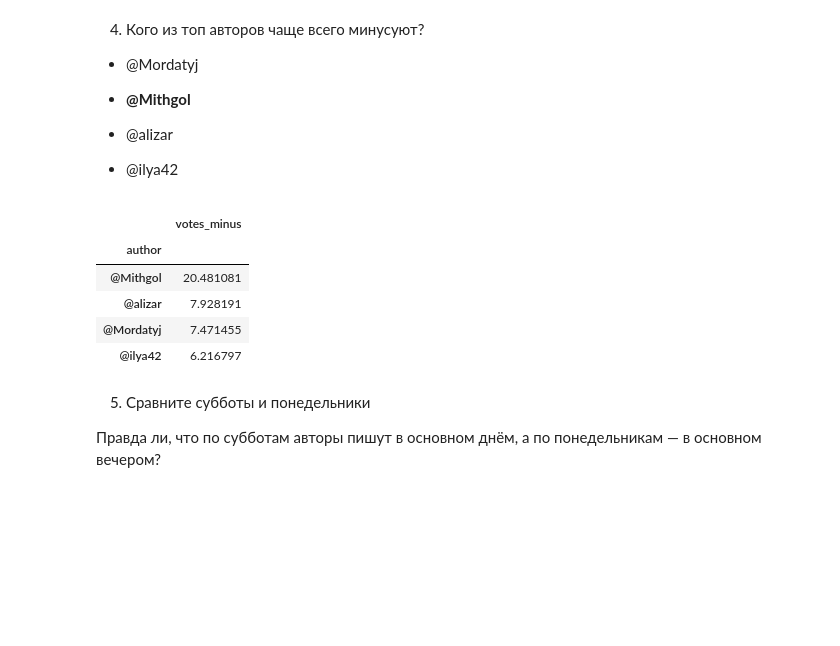
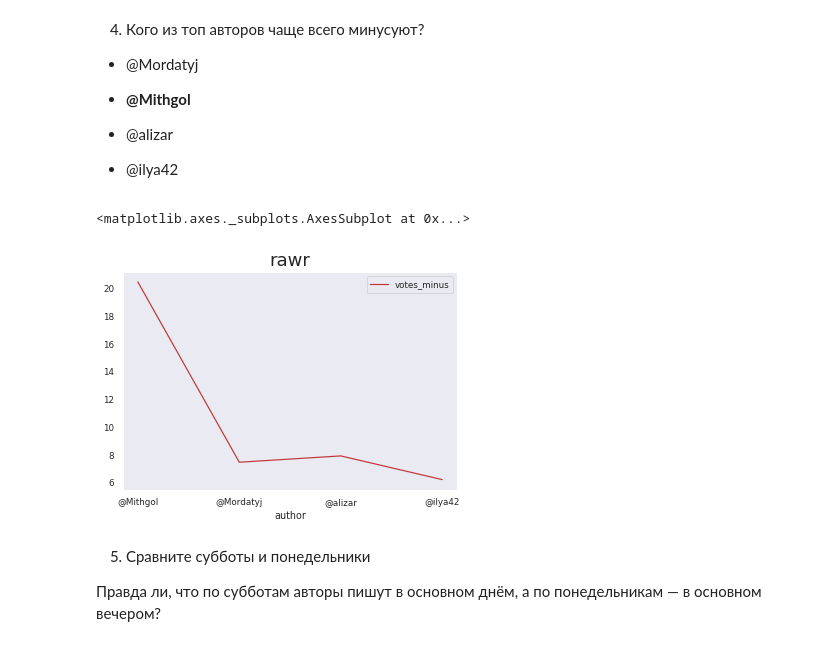
Before and after one commit to a-makhneva/cs102, a Jupyter notebook: homework07/py/lab7_2_1.ipynb, the cells around one changed output. Cells and saved outputs as stored; diff of their text form; code cells hidden in the pictures; blank space fills up the shorter version.

```diff
--- a/homework07/py/lab7_2_1.ipynb
+++ b/homework07/py/lab7_2_1.ipynb
@@ -192,14 +193,11 @@ df[df.domain == 'habrahabr.ru'].groupby('hour')['comments'].mean().plot(title="a
 
 - @ilya42
 # %%
-df[df.author.isin(['@Mordatyj', '@Mithgol', '@alizar', '@ilya42'])].groupby('author')[['votes_minus']].mean().sort_values('votes_minus', ascending = False)
+#df[df.author.isin(['@Mordatyj', '@Mithgol', '@alizar', '@ilya42'])].groupby('author')[['votes_minus']].mean().sort_values('votes_minus', ascending = False)
+df[df.author.isin(['@Mordatyj', '@Mithgol', '@alizar', '@ilya42'])].groupby('author')[['votes_minus']].mean().plot(title="rawr")
 # %% [output]
-|  | votes_minus |
-| author |  |
-| @Mithgol | 20.481081 |
-| @alizar | 7.928191 |
-| @Mordatyj | 7.471455 |
-| @ilya42 | 6.216797 |
+<matplotlib.axes._subplots.AxesSubplot at 0x...>
+[figure, added]
 # %% [markdown]
 5. Сравните субботы и понедельники
 
```
Also changed, not shown: parts of 7 cells of this notebook, 1 other file.
